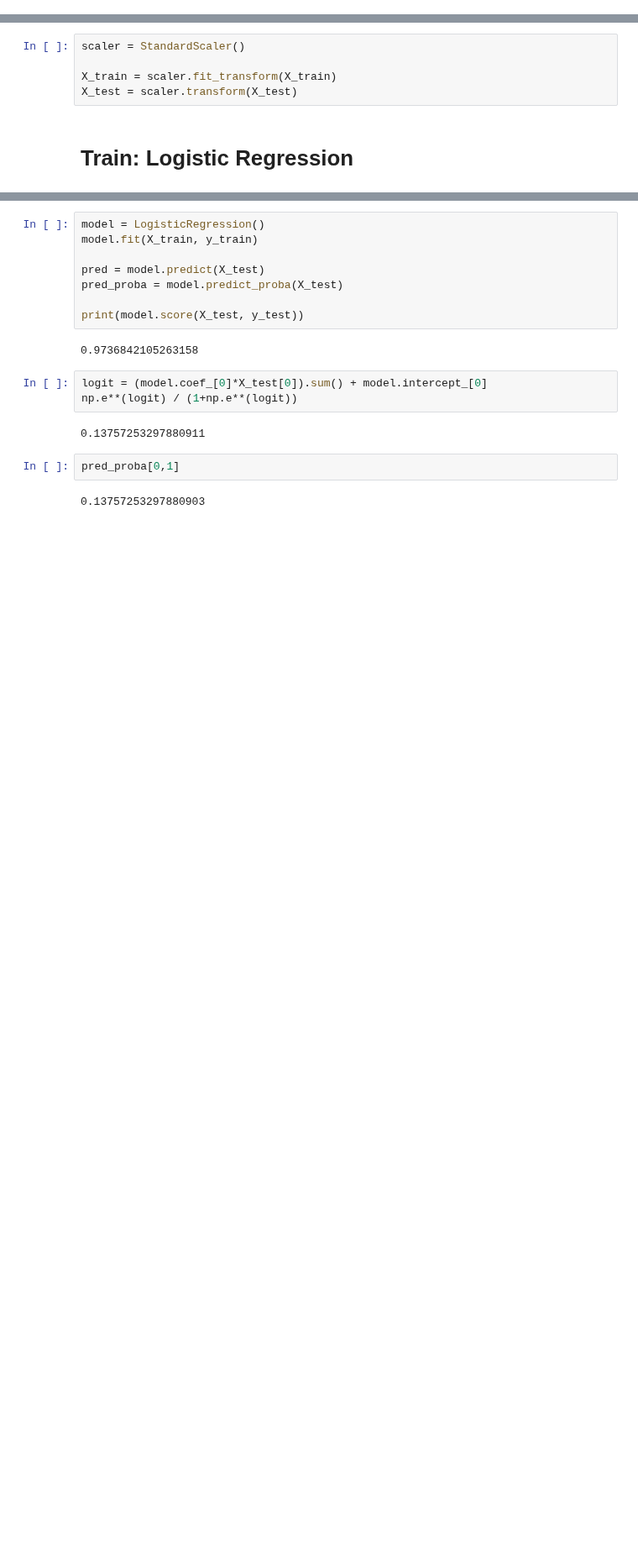
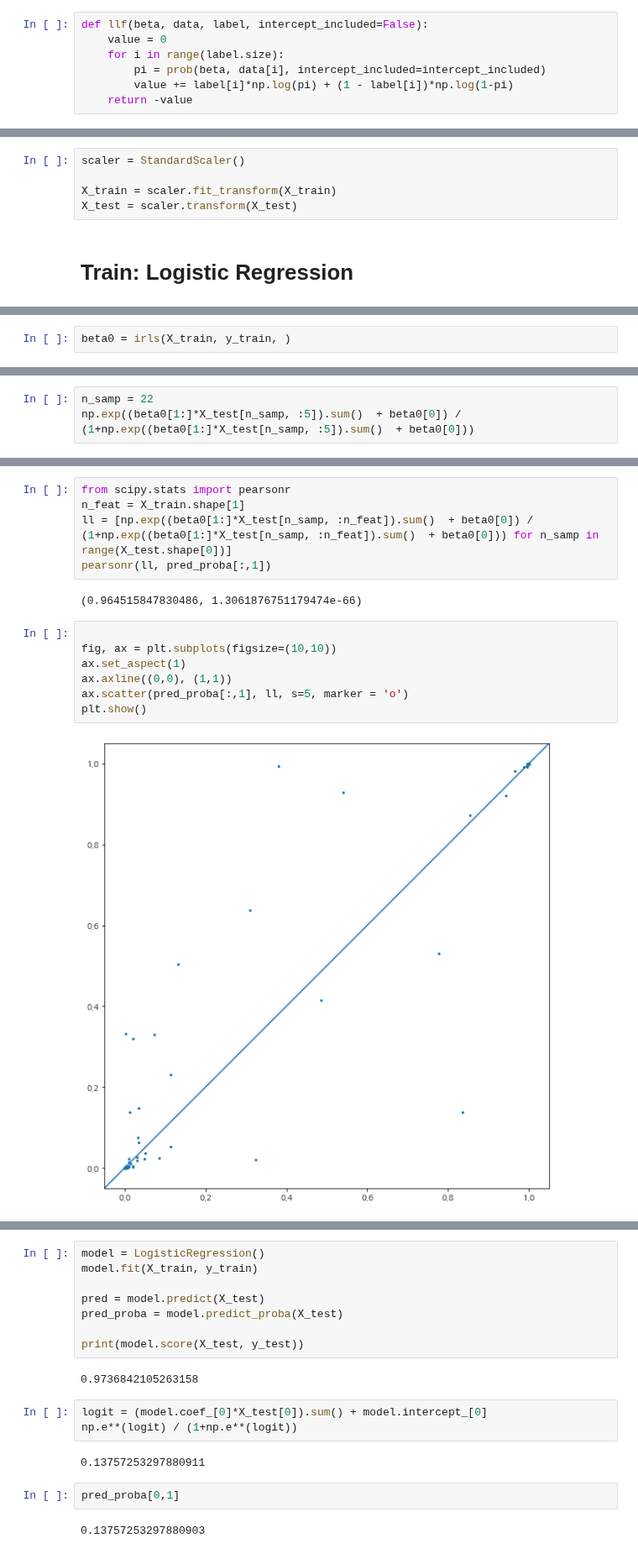
Before and after one commit to ywkim92/Paper-implementation, a Jupyter notebook: Logistic_regression.ipynb, the cells around one changed output, grey strips where cells are left out. Shown at 84% size. Drawn from its saved outputs; the diff is of its cells as text; blank space fills up the shorter version.

```diff
--- a/Logistic_regression.ipynb
+++ b/Logistic_regression.ipynb
@@ -15,3 +22,10 @@ from sklearn.preprocessing import StandardScaler, MinMaxScaler, RobustScaler, Po
+# %%
+def llf(beta, data, label, intercept_included=False):
+    value = 0
+    for i in range(label.size):
+        pi = prob(beta, data[i], intercept_included=intercept_included)
+        value += label[i]*np.log(pi) + (1 - label[i])*np.log(1-pi)
+    return -value
 # %% [markdown]
 # Load data
 # %%
@@ -28,0 +75,2 @@ X_test = scaler.transform(X_test)
+# %%
+beta0 = irls(X_train, y_train, )
@@ -28,0 +98,3 @@ X_test = scaler.transform(X_test)
+# %%
+n_samp = 22
+np.exp((beta0[1:]*X_test[n_samp, :5]).sum()  + beta0[0]) / (1+np.exp((beta0[1:]*X_test[n_samp, :5]).sum()  + beta0[0]))
@@ -28,0 +103,16 @@ X_test = scaler.transform(X_test)
+# %%
+from scipy.stats import pearsonr
+n_feat = X_train.shape[1]
+ll = [np.exp((beta0[1:]*X_test[n_samp, :n_feat]).sum()  + beta0[0]) / (1+np.exp((beta0[1:]*X_test[n_samp, :n_feat]).sum()  + beta0[0])) for n_samp in range(X_test.shape[0])]
+pearsonr(ll, pred_proba[:,1])
+# %% [output]
+(0.964515847830486, 1.3061876751179474e-66)
+# %%
+
+fig, ax = plt.subplots(figsize=(10,10))
+ax.set_aspect(1)
+ax.axline((0,0), (1,1))
+ax.scatter(pred_proba[:,1], ll, s=5, marker = 'o')
+plt.show()
+# %% [output]
+[figure, added]
```
Also changed, not shown: parts of 23 cells of this notebook.
